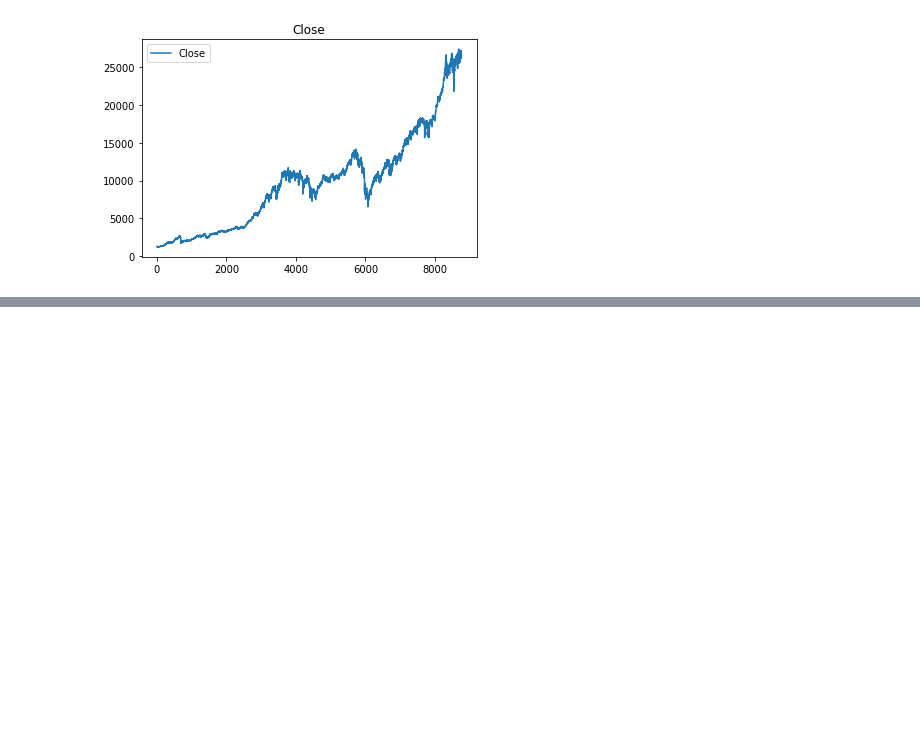
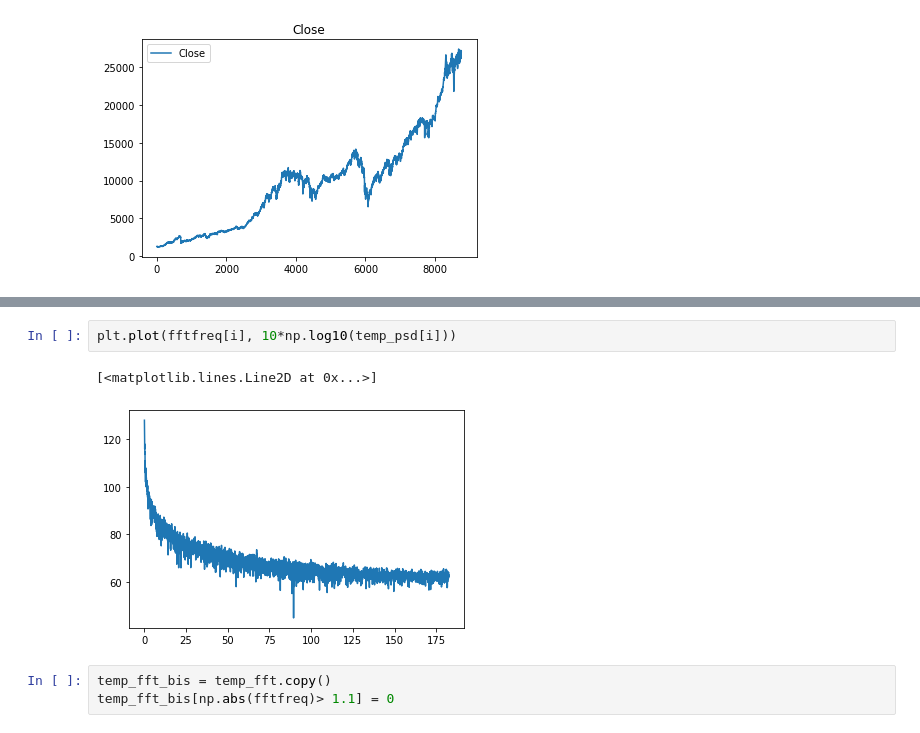
Before and after one commit to nessessence/stockPricePrediction, a Jupyter notebook: preprocess/denosing.ipynb, the cells around one changed output, grey strips where cells are left out. Saved outputs shown, nothing was run; the diff lists cells and outputs as text; blank space fills up the shorter version.

```diff
--- a/preprocess/denosing.ipynb
+++ b/preprocess/denosing.ipynb
@@ -43,0 +64,8 @@ ValueError: Invalid number of FFT data points (0) specified.
+# %%
+plt.plot(fftfreq[i], 10*np.log10(temp_psd[i]))
+# %% [output]
+[<matplotlib.lines.Line2D at 0x...>]
+[figure, added]
+# %%
+temp_fft_bis = temp_fft.copy()
+temp_fft_bis[np.abs(fftfreq)> 1.1] = 0
```
Also changed, not shown: parts of 14 cells of this notebook, 2 other files.
